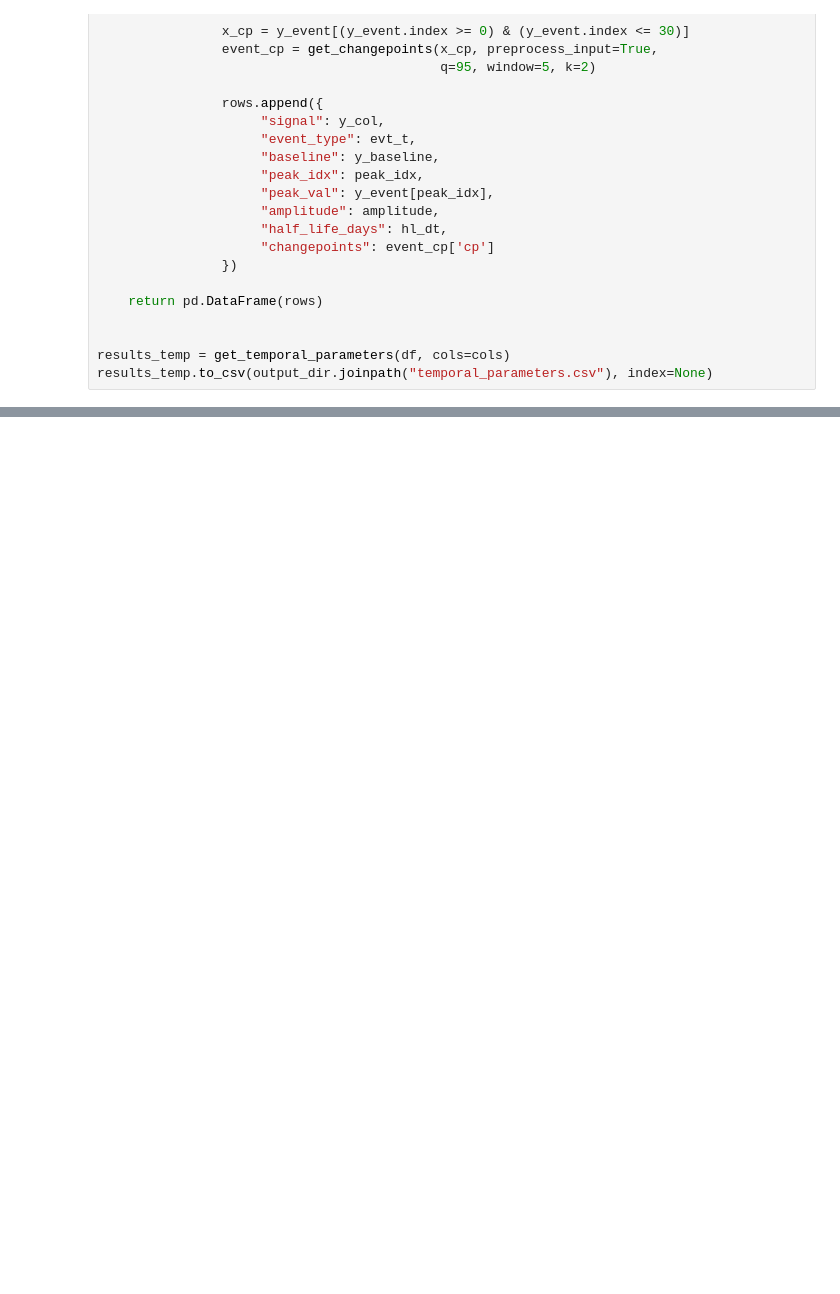
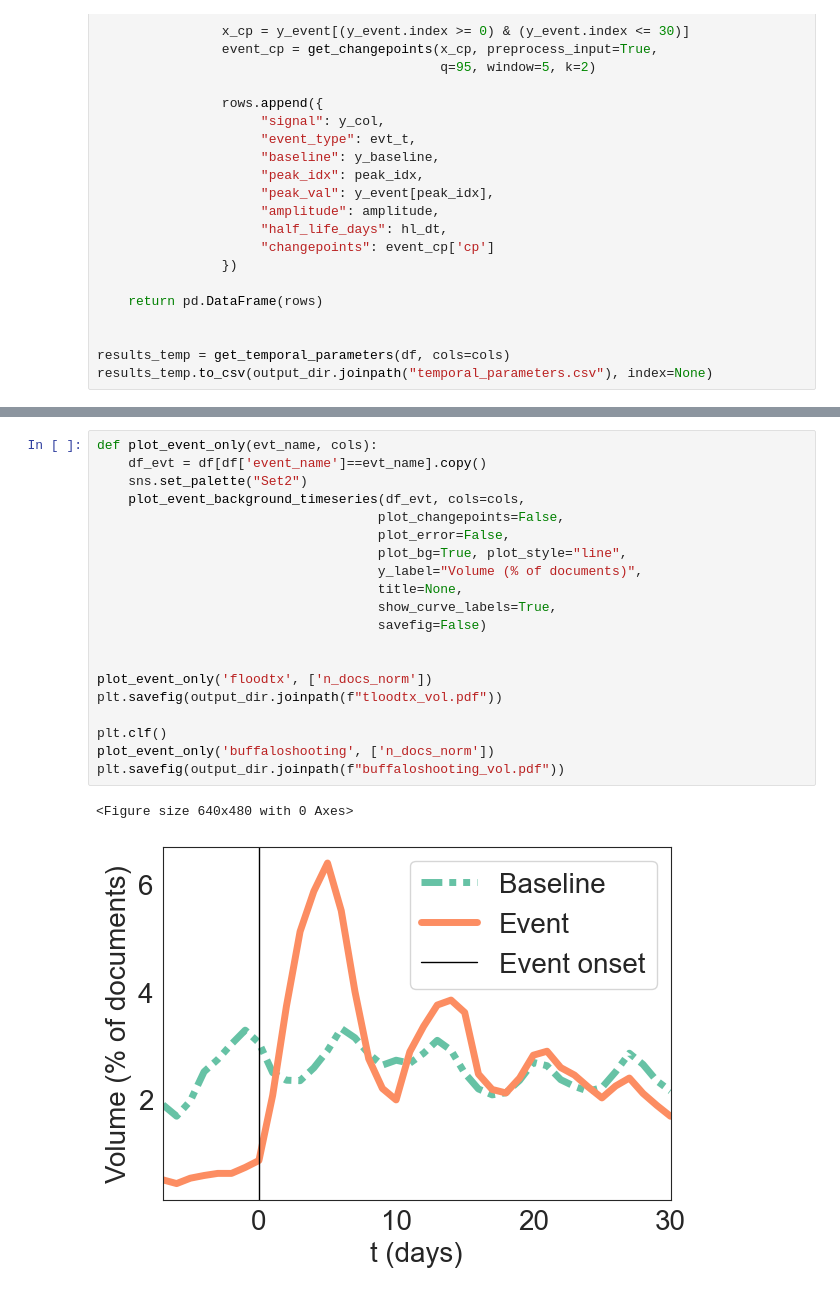
Before and after one commit to elugos/HSMS_LUGOS, a Jupyter notebook: temporal_analysis_daily.ipynb, the cells around one changed output, grey strips where cells are left out. Saved outputs shown, nothing was run; the diff lists cells and outputs as text; blank space fills up the shorter version.

```diff
--- a/temporal_analysis_daily.ipynb
+++ b/temporal_analysis_daily.ipynb
@@ -345,0 +347,23 @@ plot_event_background_timeseries(df, cols=cols,
+# %%
+def plot_event_only(evt_name, cols):
+    df_evt = df[df['event_name']==evt_name].copy()
+    sns.set_palette("Set2")
+    plot_event_background_timeseries(df_evt, cols=cols,
+                                    plot_changepoints=False,
+                                    plot_error=False,
+                                    plot_bg=True, plot_style="line",
+                                    y_label="Volume (% of documents)",
+                                    title=None,
+                                    show_curve_labels=True,
+                                    savefig=False)
+
+
+plot_event_only('floodtx', ['n_docs_norm'])
+plt.savefig(output_dir.joinpath(f"tloodtx_vol.pdf"))
+
+plt.clf()
+plot_event_only('buffaloshooting', ['n_docs_norm'])
+plt.savefig(output_dir.joinpath(f"buffaloshooting_vol.pdf"))
+# %% [output]
+<Figure size 640x480 with 0 Axes>
+[figure, added]
```
Also changed, not shown: parts of 4 cells of this notebook.
